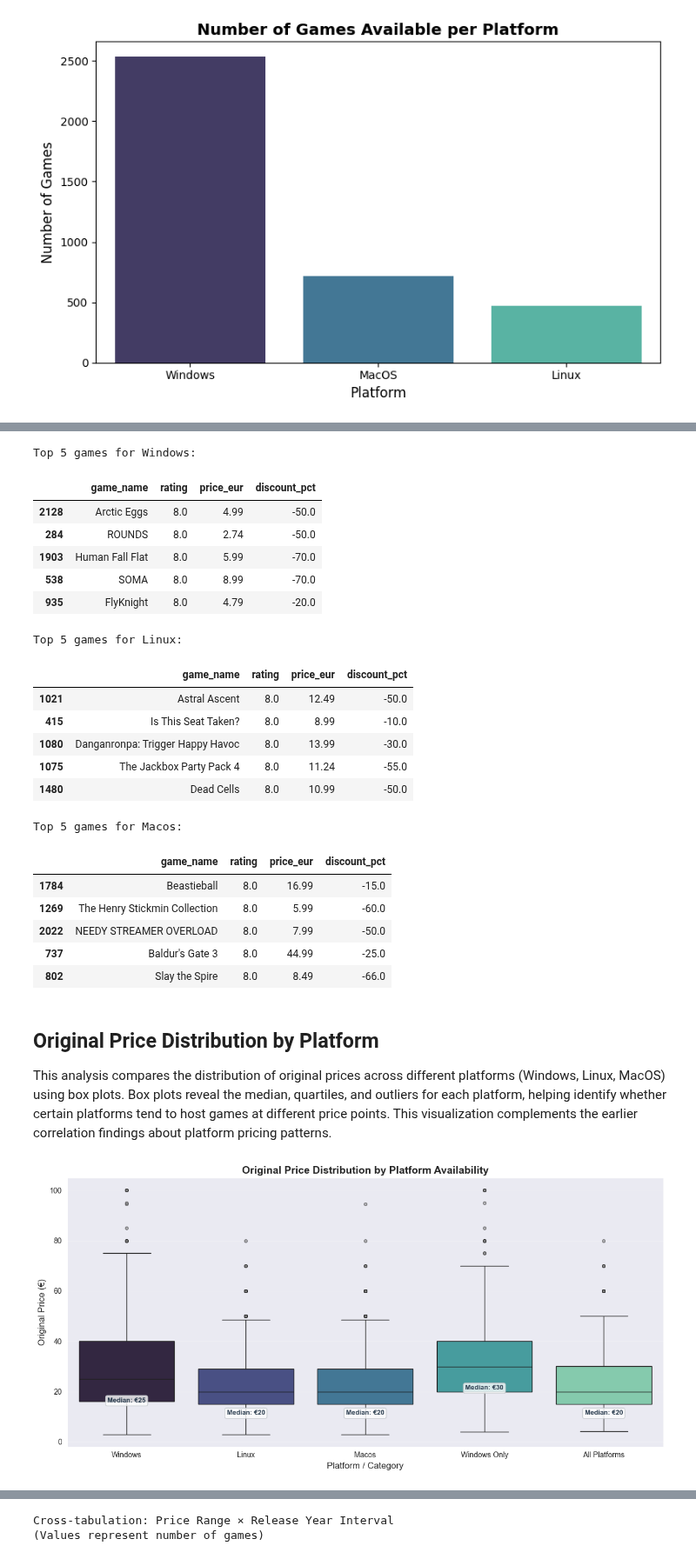
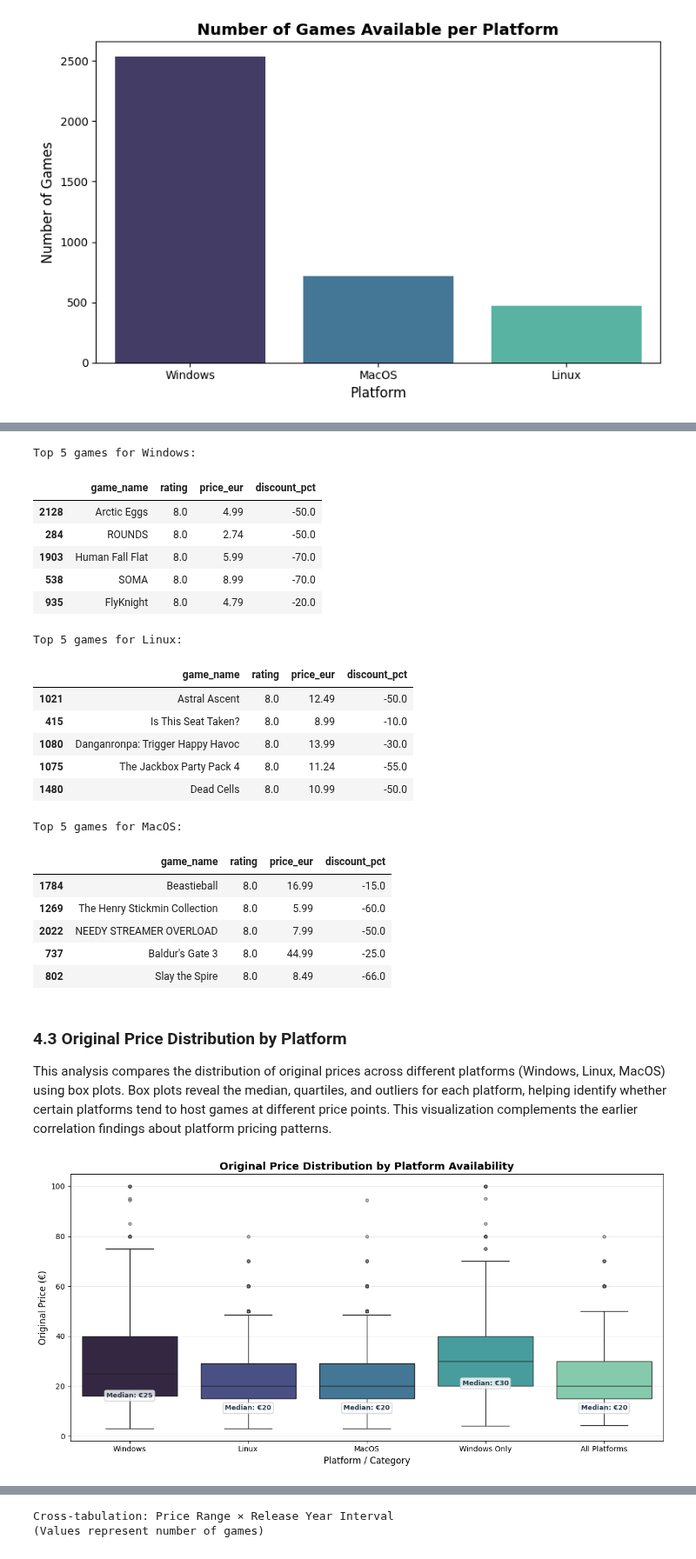
Before and after one commit to jbenigeri/Video-Game-Price-Analysis, a Jupyter notebook: src/nb1__exploratory_data_analysis.ipynb, the cells around one changed output, grey strips where cells are left out. Shown at 87% size. Cells and saved outputs as stored; diff of their text form; code cells hidden in the pictures.

```diff
--- a/src/nb1__exploratory_data_analysis.ipynb
+++ b/src/nb1__exploratory_data_analysis.ipynb
@@ -208,10 +197,11 @@ plt.show()
 This analysis identifies the highest-rated games for each platform (Windows, Linux, MacOS). Games are sorted by rating in descending order to highlight the best-reviewed titles available on each platform.
 # %%
 platforms = ['windows', 'linux', 'macos']
+platform_display_names = {'windows': 'Windows', 'linux': 'Linux', 'macos': 'MacOS'}
 top_n = 5
 
 for plat in platforms:
-    print(f"Top {top_n} games for {plat.capitalize()}:")
+    print(f"Top {top_n} games for {platform_display_names[plat]}:")
     display(
         df[df[plat] == 1]
         .sort_values('rating', ascending=False)
@@ -233,7 +223,7 @@ Top 5 games for Linux:
 | 1080 | Danganronpa: Trigger Happy Havoc | 8.0 | 13.99 | -30.0 |
 | 1075 | The Jackbox Party Pack 4 | 8.0 | 11.24 | -55.0 |
 | 1480 | Dead Cells | 8.0 | 10.99 | -50.0 |
-Top 5 games for Macos:
+Top 5 games for MacOS:
 |  | game_name | rating | price_eur | discount_pct |
 | 1784 | Beastieball | 8.0 | 16.99 | -15.0 |
 | 1269 | The Henry Stickmin Collection | 8.0 | 5.99 | -60.0 |
@@ -241,7 +231,7 @@ Top 5 games for Macos:
 | 737 | Baldur's Gate 3 | 8.0 | 44.99 | -25.0 |
 | 802 | Slay the Spire | 8.0 | 8.49 | -66.0 |
 # %% [markdown]
-## Original Price Distribution by Platform
+### 4.3 Original Price Distribution by Platform
 
 This analysis compares the distribution of original prices across different platforms (Windows, Linux, MacOS) using box plots. Box plots reveal the median, quartiles, and outliers for each platform, helping identify whether certain platforms tend to host games at different price points. This visualization complements the earlier correlation findings about platform pricing patterns.
 # %%
@@ -252,9 +242,10 @@ SHOW_STATS = False  # Set to True to print summary statistics
 platform_price_data = []
 
 # Individual platforms
+platform_display_names = {'windows': 'Windows', 'linux': 'Linux', 'macos': 'MacOS'}
 for plat in platforms:
     plat_df = df[df[plat] == 1][['original_price_eur']].copy()
-    plat_df['category'] = plat.capitalize()
+    plat_df['category'] = platform_display_names[plat]
     platform_price_data.append(plat_df)
 
 # Windows-exclusive games (Windows only, no Linux or MacOS)
@@ -270,7 +261,7 @@ platform_price_data.append(all_platforms)
 platform_price_df = pd.concat(platform_price_data, ignore_index=True)
 
 # Define order for display
-category_order = ['Windows', 'Linux', 'Macos', 'Windows Only', 'All Platforms']
+category_order = ['Windows', 'Linux', 'MacOS', 'Windows Only', 'All Platforms']
 
 # Create box plot
 fig, ax = plt.subplots(figsize=(12, 6))
@@ -308,32 +299,32 @@ plt.show()
 # Print summary statistics (optional)
 if SHOW_STATS:
     print("\nSummary Statistics: Original Price by Platform/Category")
     print("=" * 65)
 
     # Individual platforms
     for plat in platforms:
         prices = df[df[plat] == 1]['original_price_eur']
         print(f"\n{plat.capitalize()}:")
         print(f"  Count:  {len(prices):,}")
         print(f"  Mean:   €{prices.mean():.2f}")
         print(f"  Median: €{prices.median():.2f}")
         print(f"  Std:    €{prices.std():.2f}")
 
     # Windows-exclusive
     prices_win_only = df[(df['windows'] == 1) & (df['linux'] == 0) & (df['macos'] == 0)]['original_price_eur']
     print(f"\nWindows Only (exclusive):")
     print(f"  Count:  {len(prices_win_only):,}")
     print(f"  Mean:   €{prices_win_only.mean():.2f}")
     print(f"  Median: €{prices_win_only.median():.2f}")
     print(f"  Std:    €{prices_win_only.std():.2f}")
 
     # All platforms
     prices_all = df[(df['windows'] == 1) & (df['linux'] == 1) & (df['macos'] == 1)]['original_price_eur']
     print(f"\nAll Platforms:")
     print(f"  Count:  {len(prices_all):,}")
     print(f"  Mean:   €{prices_all.mean():.2f}")
     print(f"  Median: €{prices_all.median():.2f}")
     print(f"  Std:    €{prices_all.std():.2f}")
 # %% [output]
-[figure, old version]
+[figure, new version]
 # %% [markdown]
```
Also changed, not shown: parts of 18 cells of this notebook, 31 other files.
